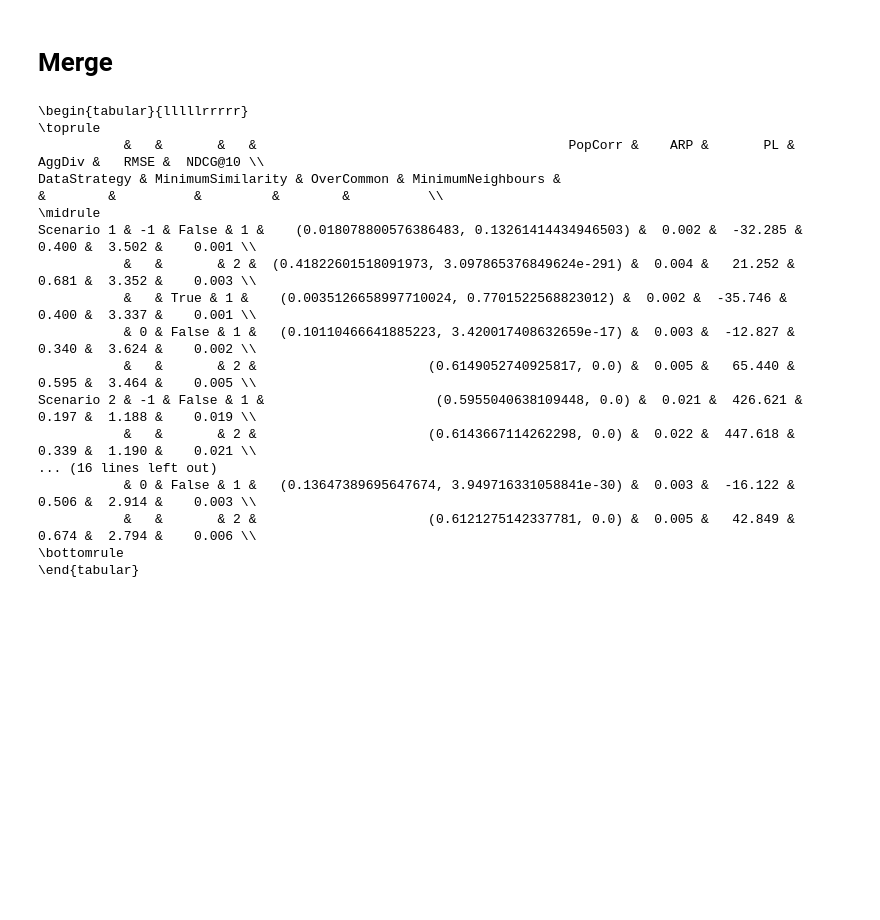
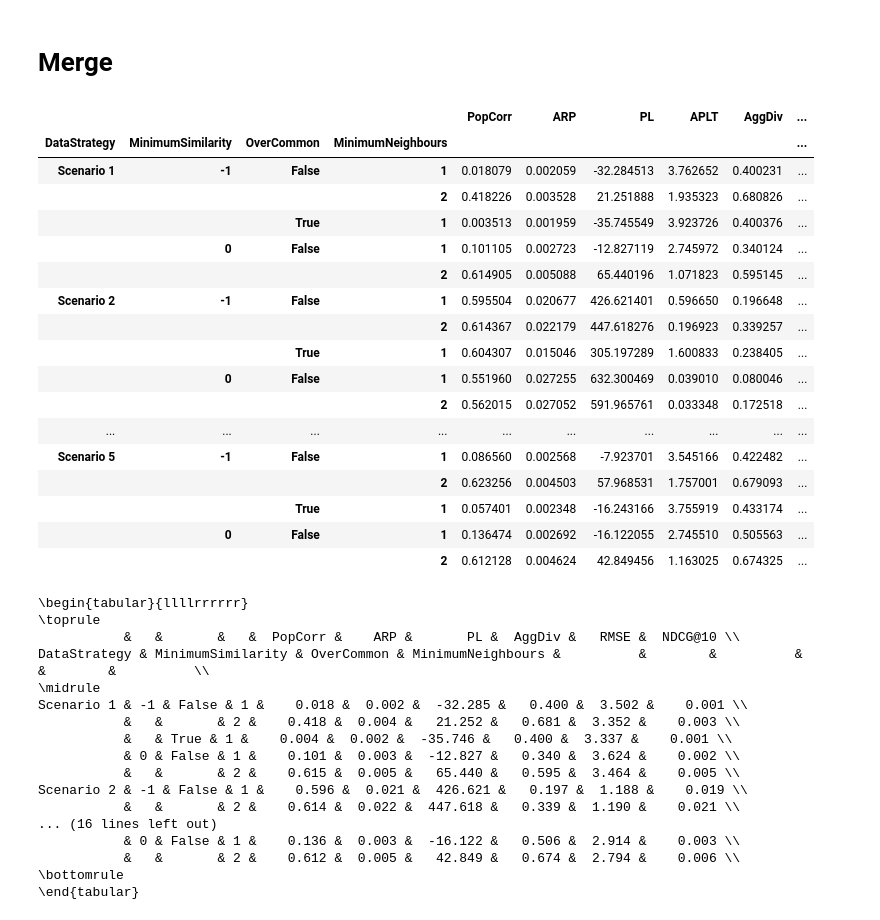
Before and after one commit to SavvinaDaniil/DiagnosingBiasRecSys, a Jupyter notebook: AnalyzeResultsUserKNNSyntheticData.ipynb, the cells around one changed output. Cells and saved outputs as stored; diff of their text form; code cells hidden in the pictures; blank space fills up the shorter version.

```diff
--- a/AnalyzeResultsUserKNNSyntheticData.ipynb
+++ b/AnalyzeResultsUserKNNSyntheticData.ipynb
@@ -131,24 +131,50 @@ user_knn_metrics = user_knn_metrics.rename(
 )
 # %%
 user_knn_metrics = user_knn_metrics.reindex(["1", "2", "5", "10"], level=3)
+# %%
+user_knn_metrics['RealPopCorr'] = user_knn_metrics.PopCorr.apply(lambda x: x[0])
+user_knn_metrics['Significance'] = user_knn_metrics.PopCorr.apply(lambda x: True if x[1]<0.005 else False)
+user_knn_metrics['PopCorr'] = user_knn_metrics.RealPopCorr
+user_knn_metrics = user_knn_metrics.drop('RealPopCorr', axis=1)
+# %%
+user_knn_metrics
+# %% [output]
+|  |  |  |  | PopCorr | ARP | PL | APLT | AggDiv | ... |
+| DataStrategy | MinimumSimilarity | OverCommon | MinimumNeighbours |  |  |  |  |  | ... |
+| Scenario 1 | -1 | False | 1 | 0.018079 | 0.002059 | -32.284513 | 3.762652 | 0.400231 | ... |
+|  |  |  | 2 | 0.418226 | 0.003528 | 21.251888 | 1.935323 | 0.680826 | ... |
+|  |  | True | 1 | 0.003513 | 0.001959 | -35.745549 | 3.923726 | 0.400376 | ... |
+|  | 0 | False | 1 | 0.101105 | 0.002723 | -12.827119 | 2.745972 | 0.340124 | ... |
+|  |  |  | 2 | 0.614905 | 0.005088 | 65.440196 | 1.071823 | 0.595145 | ... |
+| Scenario 2 | -1 | False | 1 | 0.595504 | 0.020677 | 426.621401 | 0.596650 | 0.196648 | ... |
+|  |  |  | 2 | 0.614367 | 0.022179 | 447.618276 | 0.196923 | 0.339257 | ... |
+|  |  | True | 1 | 0.604307 | 0.015046 | 305.197289 | 1.600833 | 0.238405 | ... |
+|  | 0 | False | 1 | 0.551960 | 0.027255 | 632.300469 | 0.039010 | 0.080046 | ... |
+|  |  |  | 2 | 0.562015 | 0.027052 | 591.965761 | 0.033348 | 0.172518 | ... |
+| ... | ... | ... | ... | ... | ... | ... | ... | ... | ... |
+| Scenario 5 | -1 | False | 1 | 0.086560 | 0.002568 | -7.923701 | 3.545166 | 0.422482 | ... |
+|  |  |  | 2 | 0.623256 | 0.004503 | 57.968531 | 1.757001 | 0.679093 | ... |
+|  |  | True | 1 | 0.057401 | 0.002348 | -16.243166 | 3.755919 | 0.433174 | ... |
+|  | 0 | False | 1 | 0.136474 | 0.002692 | -16.122055 | 2.745510 | 0.505563 | ... |
+|  |  |  | 2 | 0.612128 | 0.004624 | 42.849456 | 1.163025 | 0.674325 | ... |
 # %%
-print(user_knn_metrics.drop("APLT", axis=1).round(3).to_latex())
+print(user_knn_metrics.drop(['APLT','Significance'], axis=1).round(3).to_latex())
 # %% [output]
-\begin{tabular}{lllllrrrrr}
+\begin{tabular}{llllrrrrrr}
 \toprule
-           &   &       &   &                                        PopCorr &    ARP &       PL &  AggDiv &   RMSE &  NDCG@10 \\
-DataStrategy & MinimumSimilarity & OverCommon & MinimumNeighbours &                                                &        &          &         &        &          \\
+           &   &       &   &  PopCorr &    ARP &       PL &  AggDiv &   RMSE &  NDCG@10 \\
+DataStrategy & MinimumSimilarity & OverCommon & MinimumNeighbours &          &        &          &         &        &          \\
 \midrule
-Scenario 1 & -1 & False & 1 &    (0.018078800576386483, 0.13261414434946503) &  0.002 &  -32.285 &   0.400 &  3.502 &    0.001 \\
-           &   &       & 2 &  (0.41822601518091973, 3.097865376849624e-291) &  0.004 &   21.252 &   0.681 &  3.352 &    0.003 \\
-           &   & True & 1 &    (0.0035126658997710024, 0.7701522568823012) &  0.002 &  -35.746 &   0.400 &  3.337 &    0.001 \\
-           & 0 & False & 1 &   (0.10110466641885223, 3.420017408632659e-17) &  0.003 &  -12.827 &   0.340 &  3.624 &    0.002 \\
-           &   &       & 2 &                      (0.6149052740925817, 0.0) &  0.005 &   65.440 &   0.595 &  3.464 &    0.005 \\
-Scenario 2 & -1 & False & 1 &                      (0.5955040638109448, 0.0) &  0.021 &  426.621 &   0.197 &  1.188 &    0.019 \\
-           &   &       & 2 &                      (0.6143667114262298, 0.0) &  0.022 &  447.618 &   0.339 &  1.190 &    0.021 \\
+Scenario 1 & -1 & False & 1 &    0.018 &  0.002 &  -32.285 &   0.400 &  3.502 &    0.001 \\
+           &   &       & 2 &    0.418 &  0.004 &   21.252 &   0.681 &  3.352 &    0.003 \\
+           &   & True & 1 &    0.004 &  0.002 &  -35.746 &   0.400 &  3.337 &    0.001 \\
+           & 0 & False & 1 &    0.101 &  0.003 &  -12.827 &   0.340 &  3.624 &    0.002 \\
+           &   &       & 2 &    0.615 &  0.005 &   65.440 &   0.595 &  3.464 &    0.005 \\
+Scenario 2 & -1 & False & 1 &    0.596 &  0.021 &  426.621 &   0.197 &  1.188 &    0.019 \\
+           &   &       & 2 &    0.614 &  0.022 &  447.618 &   0.339 &  1.190 &    0.021 \\
 ... (16 lines left out)
-           & 0 & False & 1 &   (0.13647389695647674, 3.949716331058841e-30) &  0.003 &  -16.122 &   0.506 &  2.914 &    0.003 \\
-           &   &       & 2 &                      (0.6121275142337781, 0.0) &  0.005 &   42.849 &   0.674 &  2.794 &    0.006 \\
+           & 0 & False & 1 &    0.136 &  0.003 &  -16.122 &   0.506 &  2.914 &    0.003 \\
+           &   &       & 2 &    0.612 &  0.005 &   42.849 &   0.674 &  2.794 &    0.006 \\
 \bottomrule
 \end{tabular}
 # %%
```
Also changed, not shown: 49 other files.
